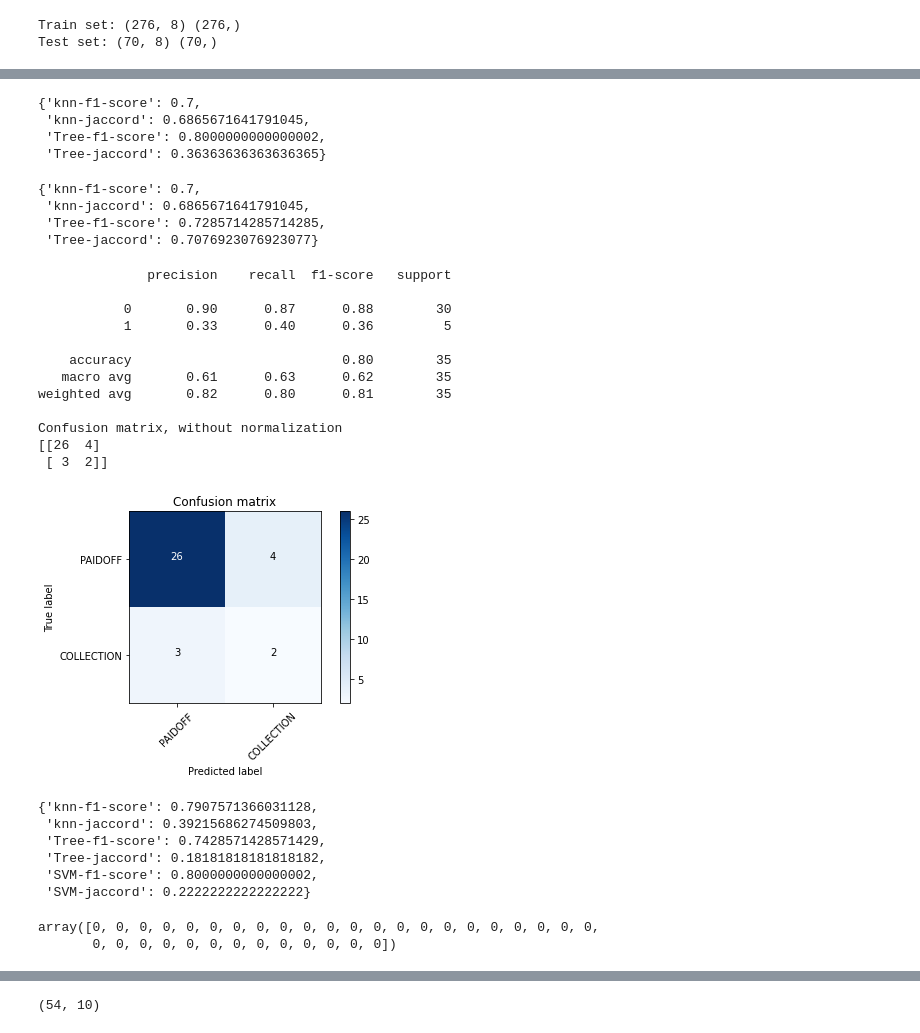
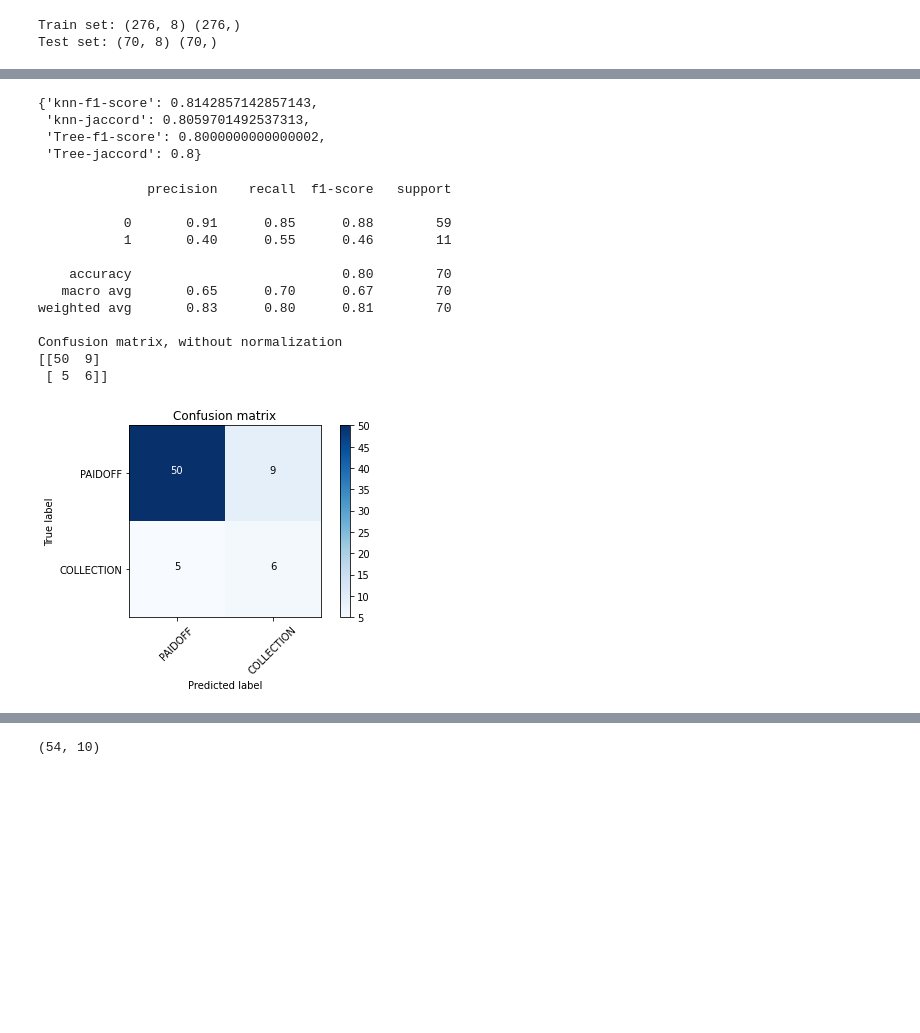
Before and after one commit to gagc056/Cousera-capstone-project, a Jupyter notebook: Capstone_Notebook.ipynb, the cells around one changed output, grey strips where cells are left out. Cells and saved outputs as stored; diff of their text form; code cells hidden in the pictures; blank space fills up the shorter version.

```diff
--- a/Capstone_Notebook.ipynb
+++ b/Capstone_Notebook.ipynb
@@ -254,13 +250,7 @@ The best accuracy was with 0.7857142857142857 with k= 6
 # %%
 y_hat=knn_clf.predict(X_test)
-accu_matrix['knn-f1-score']=f1_score(y_test, y_hat, average='micro')
-accu_matrix['knn-jaccord']=jaccard_score(y_test, y_hat, pos_label = 0)
-accu_matrix
+score_matrix['knn-f1-score']=f1_score(y_test, y_hat, average='micro')
+score_matrix['knn-jaccord']=jaccard_score(y_test, y_hat, pos_label = 0)
-# %% [output]
-{'knn-f1-score': 0.7,
- 'knn-jaccord': 0.6865671641791045,
- 'Tree-f1-score': 0.8000000000000002,
- 'Tree-jaccord': 0.36363636363636365}
 # %%
 # Decision Tree
 from sklearn.tree import DecisionTreeClassifier
@@ -268,31 +258,25 @@ tree_clf = DecisionTreeClassifier(criterion="entropy", max_leaf_nodes=None).fit(
 # %%
 y_hat = tree_clf.predict(X_test)
-accu_matrix['Tree-f1-score']=f1_score(y_test, y_hat, average='micro')
-accu_matrix['Tree-jaccord']=jaccard_score(y_test, y_hat, pos_label=0)
-accu_matrix
+score_matrix['Tree-f1-score']=f1_score(y_test, y_hat, average='micro')
+score_matrix['Tree-jaccord']=jaccard_score(y_test, y_hat, pos_label=0)
+score_matrix
 # %% [output]
-{'knn-f1-score': 0.7,
- 'knn-jaccord': 0.6865671641791045,
- 'Tree-f1-score': 0.7285714285714285,
- 'Tree-jaccord': 0.7076923076923077}
+{'knn-f1-score': 0.8142857142857143,
+ 'knn-jaccord': 0.8059701492537313,
+ 'Tree-f1-score': 0.8000000000000002,
+ 'Tree-jaccord': 0.8}
 # %%
 #SVM
 from sklearn import svm
-svm_clf = svm.SVC(C=1000, kernel='rbf', random_state=0, gamma=10).fit(X_train, y_train)
+svm_clf = svm.SVC(C=1000.0, kernel='rbf', gamma='scale',).fit(X_train, y_train)
 y_hat=svm_clf.predict(X_test)
 # %%
 from sklearn.metrics import confusion_matrix
 from sklearn.metrics import classification_report
 import itertools
 # %%
-def plot_confusion_matrix(cm, classes,
-                          normalize=False,
-                          title='Confusion matrix',
-                          cmap=plt.cm.Blues):
-    """
-    This function prints and plots the confusion matrix.
-    Normalization can be applied by setting `normalize=True`.
-    """
+def plot_confusion_matrix(cm, classes, normalize=False, title='Confusion matrix', cmap=plt.cm.Blues):
+
     if normalize:
         cm = cm.astype('float') / cm.sum(axis=1)[:, np.newaxis]
         print("Normalized confusion matrix")
@@ -305,60 +289,49 @@ def plot_confusion_matrix(cm, classes,
     plt.title(title)
     plt.colorbar()
     tick_marks = np.arange(len(classes))
     plt.xticks(tick_marks, classes, rotation=45)
     plt.yticks(tick_marks, classes)
 
     fmt = '.2f' if normalize else 'd'
     thresh = cm.max() / 2.
     for i, j in itertools.product(range(cm.shape[0]), range(cm.shape[1])):
         plt.text(j, i, format(cm[i, j], fmt),
                  horizontalalignment="center",
                  color="white" if cm[i, j] > thresh else "black")
 
     plt.tight_layout()
     plt.ylabel('True label')
     plt.xlabel('Predicted label')
     plt.show()
 
-
 cnf_matrix = confusion_matrix(y_test, y_hat, labels=[0,1])
 np.set_printoptions(precision=2)
 
 print (classification_report(y_test, y_hat))
 plt.figure()
 plot_confusion_matrix(cnf_matrix, classes=['PAIDOFF','COLLECTION'],normalize= False,  title='Confusion matrix')
 # %% [output]
               precision    recall  f1-score   support
 
-           0       0.90      0.87      0.88        30
-           1       0.33      0.40      0.36         5
+           0       0.91      0.85      0.88        59
+           1       0.40      0.55      0.46        11
 
-    accuracy                           0.80        35
-   macro avg       0.61      0.63      0.62        35
-weighted avg       0.82      0.80      0.81        35
+    accuracy                           0.80        70
+   macro avg       0.65      0.70      0.67        70
+weighted avg       0.83      0.80      0.81        70
 
 Confusion matrix, without normalization
-[[26  4]
- [ 3  2]]
+[[50  9]
+ [ 5  6]]
-[figure, old version]
+[figure, new version]
 # %%
-accu_matrix['SVM-f1-score']=f1_score(y_test, y_hat, pos_label=1, average='micro')
-accu_matrix['SVM-jaccord']=jaccard_score(y_test, y_hat, pos_label=1)
-accu_matrix
+score_matrix['SVM-f1-score']=f1_score(y_test, y_hat, pos_label=0, average='micro')
+score_matrix['SVM-jaccord']=jaccard_score(y_test, y_hat, pos_label=0)
-# %% [output]
-{'knn-f1-score': 0.7907571366031128,
- 'knn-jaccord': 0.39215686274509803,
- 'Tree-f1-score': 0.7428571428571429,
- 'Tree-jaccord': 0.18181818181818182,
- 'SVM-f1-score': 0.8000000000000002,
- 'SVM-jaccord': 0.2222222222222222}
 # %%
 # Logistic Regression
 from sklearn.linear_model import LogisticRegression
-LR_clf = LogisticRegression(C=0.01, solver= 'saga', multi_class='multinomial').fit(X_train,y_train)
+LR_clf = LogisticRegression(C=0.001, solver='liblinear', multi_class='auto').fit(X_train,y_train)
 y_hat = LR_clf.predict(X_test)
 y_hat
+y_proba = LR_clf.predict_proba(X_test)
-# %% [output]
-array([0, 0, 0, 0, 0, 0, 0, 0, 0, 0, 0, 0, 0, 0, 0, 0, 0, 0, 0, 0, 0, 0,
-       0, 0, 0, 0, 0, 0, 0, 0, 0, 0, 0, 0, 0])
 # %%
```
Also changed, not shown: parts of 10 cells of this notebook.
